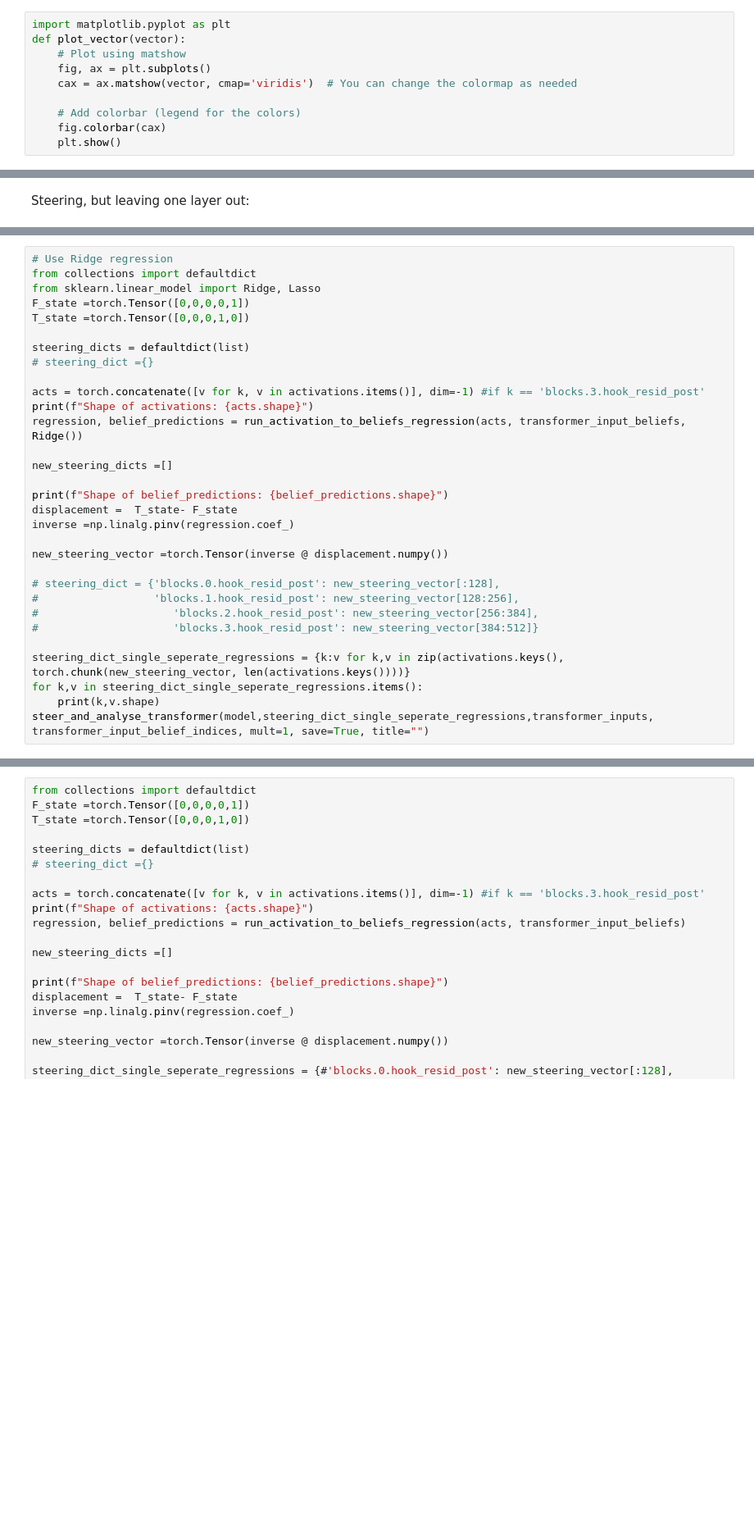
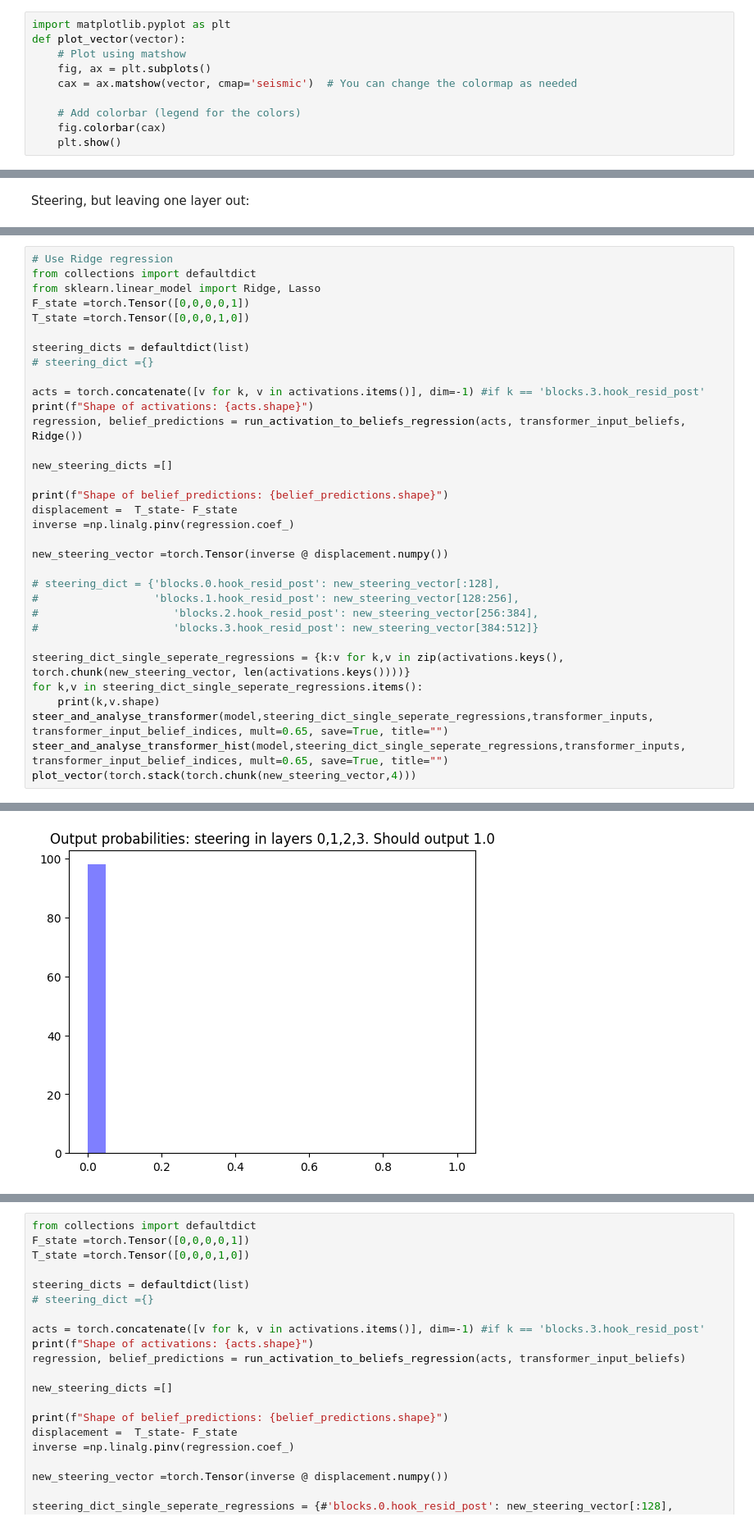
Before and after one commit to adamimos/epsilon-transformers, a Jupyter notebook: examples/steering_rrxor_projection.ipynb, the cells around one changed output, grey strips where cells are left out. Shown at 82% size. Cells and saved outputs as stored; diff of their text form; blank space fills up the shorter version.

```diff
--- a/examples/steering_rrxor_projection.ipynb
+++ b/examples/steering_rrxor_projection.ipynb
@@ -714,7 +647,7 @@ import matplotlib.pyplot as plt
 def plot_vector(vector):
     # Plot using matshow
     fig, ax = plt.subplots()
-    cax = ax.matshow(vector, cmap='viridis')  # You can change the colormap as needed
+    cax = ax.matshow(vector, cmap='seismic')  # You can change the colormap as needed
 
     # Add colorbar (legend for the colors)
     fig.colorbar(cax)
@@ -1284,7 +890,9 @@ new_steering_vector =torch.Tensor(inverse @ displacement.numpy())
 steering_dict_single_seperate_regressions = {k:v for k,v in zip(activations.keys(), torch.chunk(new_steering_vector, len(activations.keys())))}
 for k,v in steering_dict_single_seperate_regressions.items():
     print(k,v.shape)
-steer_and_analyse_transformer(model,steering_dict_single_seperate_regressions,transformer_inputs, transformer_input_belief_indices, mult=1, save=True, title="")
+steer_and_analyse_transformer(model,steering_dict_single_seperate_regressions,transformer_inputs, transformer_input_belief_indices, mult=0.65, save=True, title="")
+steer_and_analyse_transformer_hist(model,steering_dict_single_seperate_regressions,transformer_inputs, transformer_input_belief_indices, mult=0.65, save=True, title="")
+plot_vector(torch.stack(torch.chunk(new_steering_vector,4)))
 # %% [output]
 Shape of activations: torch.Size([436, 10, 512])
 Shape of belief_predictions: (436, 10, 5)
@@ -1295,0 +904 @@ tensor(18.6254, grad_fn=<LinalgVectorNormBackward0>)
+[figure, added]
```
Also changed, not shown: parts of 32 cells of this notebook.
